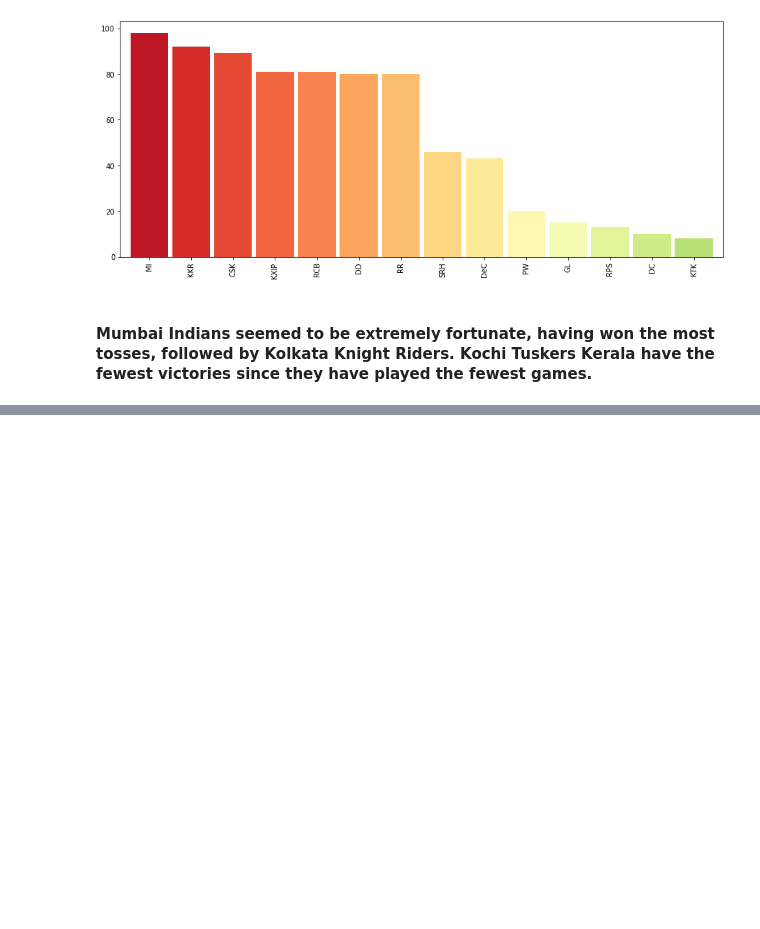
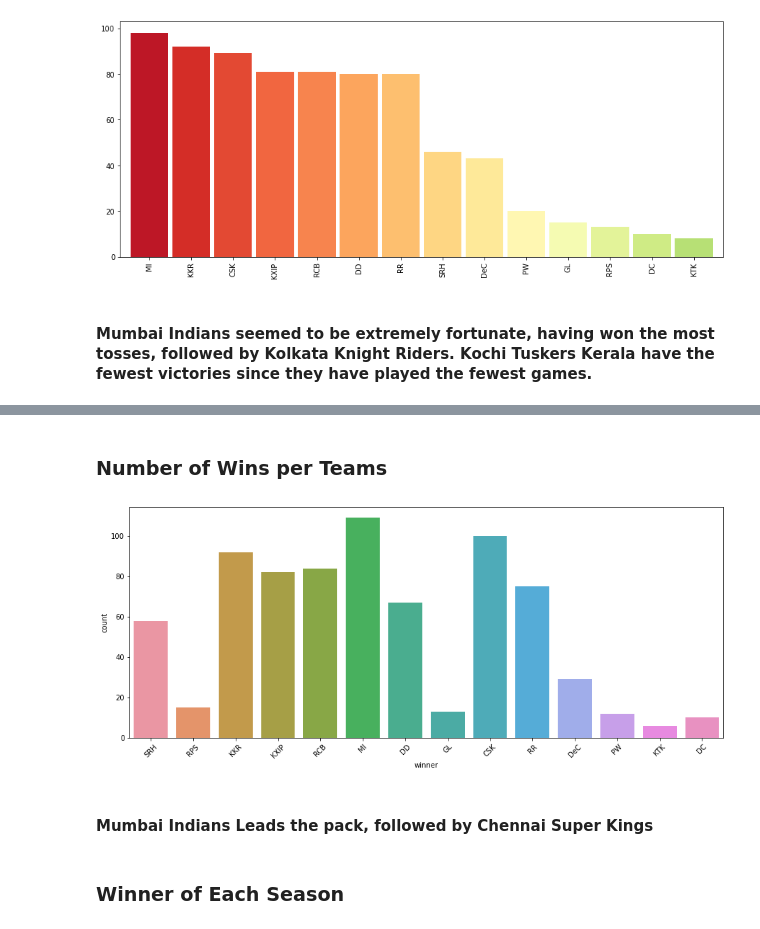
Before and after one commit to Akshitbagri/TSF-GRIP-Data-Science-Business-Analytics, a Jupyter notebook: Exploratory Data Analysis-Sports/Analysis.ipynb, the cells around one changed output, grey strips where cells are left out. Saved outputs shown, nothing was run; the diff lists cells and outputs as text; code cells hidden in the pictures; blank space fills up the shorter version.

```diff
--- a/Exploratory Data Analysis-Sports/Analysis.ipynb
+++ b/Exploratory Data Analysis-Sports/Analysis.ipynb
@@ -196,0 +209,13 @@ plt.show()
+# %% [markdown]
+### Number of Wins per Teams
+# %%
+plt.subplots(figsize=(15,6))
+sns.countplot(x='winner', data=matches)
+plt.xticks(rotation= 45)
+plt.show()
+# %% [output]
+[figure, added]
+# %% [markdown]
+#### Mumbai Indians Leads the pack, followed by Chennai Super Kings
+# %% [markdown]
+### Winner of Each Season
```
Also changed, not shown: parts of 17 cells of this notebook.
